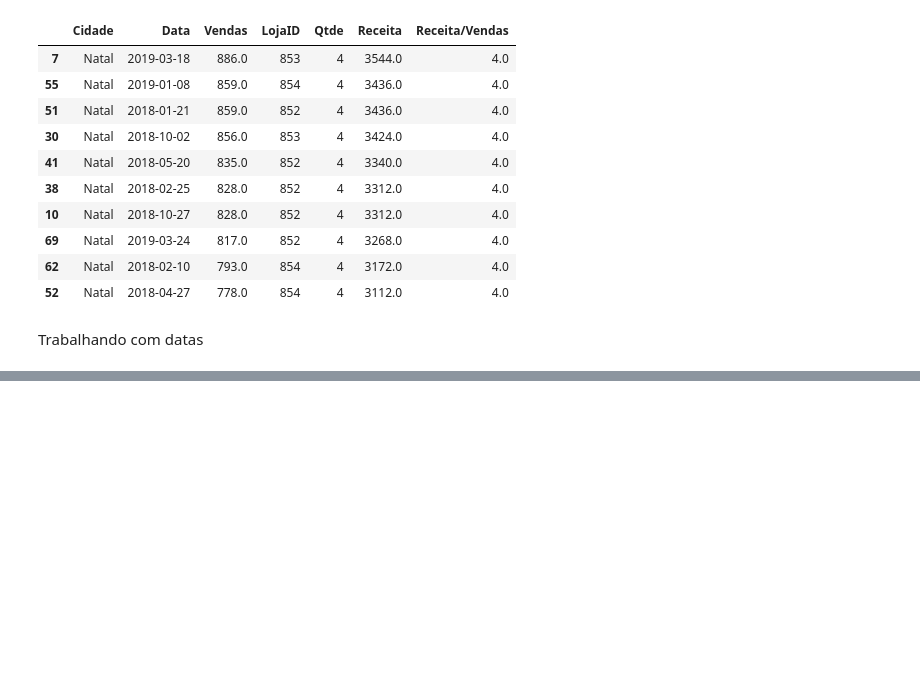
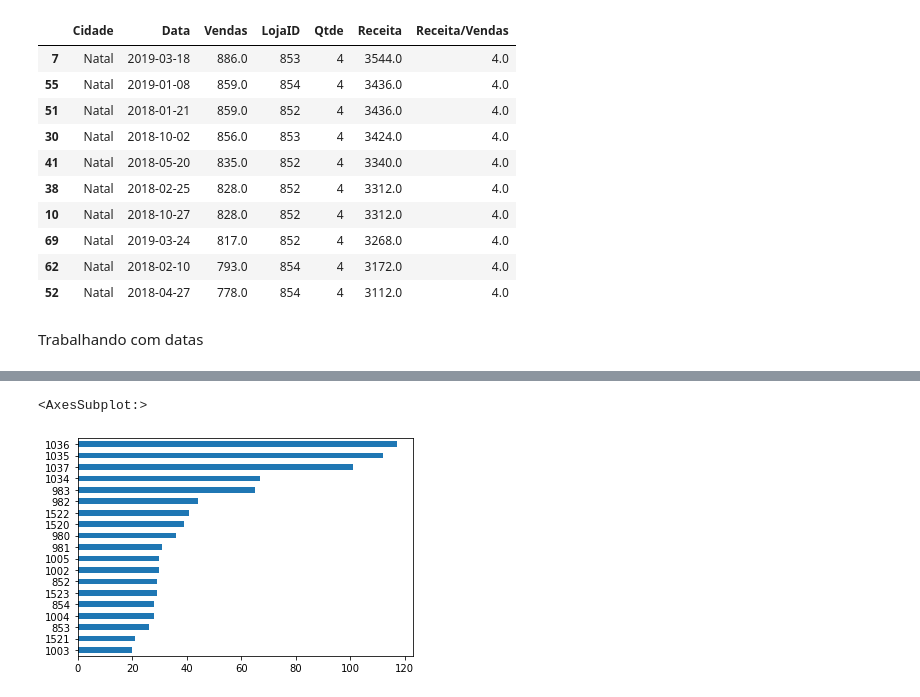
Before and after one commit to mateusverissimo94/Analise-de-Dados, a Jupyter notebook: Aula5_Pandas.ipynb, the cells around one changed output, grey strips where cells are left out. Drawn from its saved outputs; the diff is of its cells as text; code cells hidden in the pictures; blank space fills up the shorter version.

```diff
--- a/Aula5_Pandas.ipynb
+++ b/Aula5_Pandas.ipynb
@@ -192,0 +357,6 @@ Trabalhando com datas
+# %%
+#Gráfico de barras horizontais
+df["LojaID"].value_counts(ascending=True).plot.barh()
+# %% [output]
+<AxesSubplot:>
+[figure, added]
```
Also changed, not shown: parts of 36 cells of this notebook, 3 other files.
